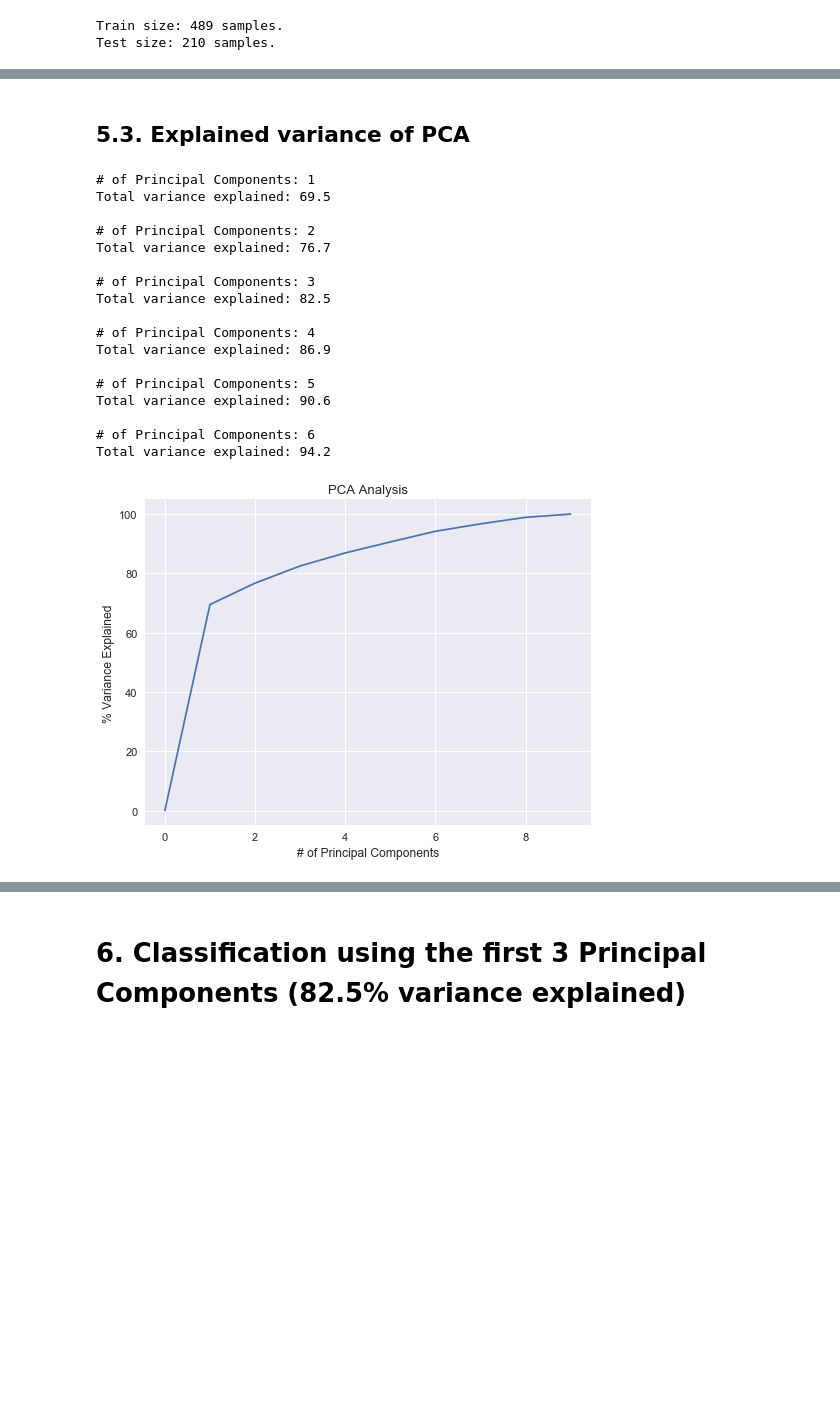
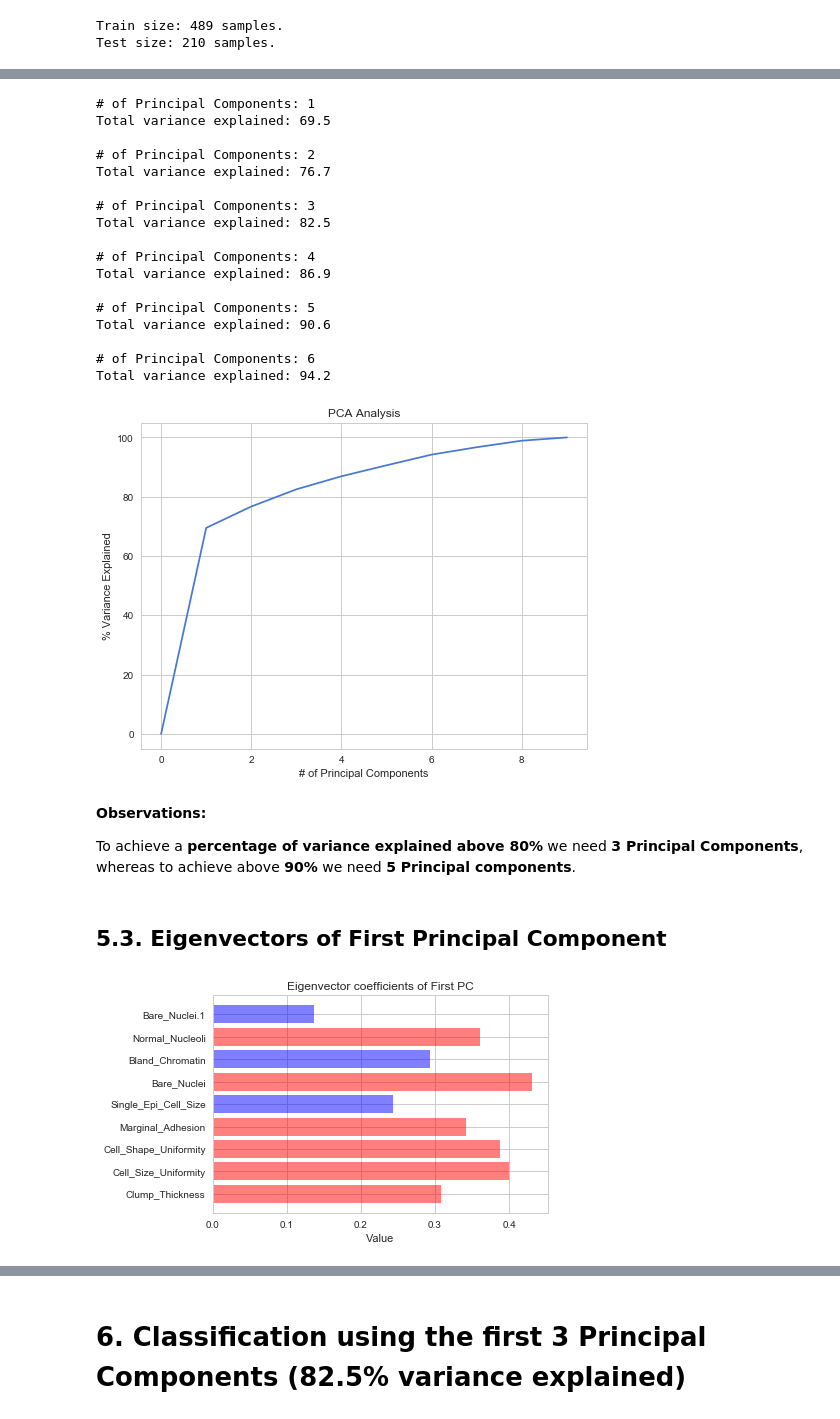
Before and after one commit to AndreGodinho7/Multivariate-Analysis, a Jupyter notebook: 2. Preliminary Analysis/Preliminary Analysis Final.ipynb, the cells around one changed output, grey strips where cells are left out. Saved outputs shown, nothing was run; the diff lists cells and outputs as text; code cells hidden in the pictures; blank space fills up the shorter version.

Commit message:
pc eigenvectors

```diff
--- a/2. Preliminary Analysis/Preliminary Analysis Final.ipynb
+++ b/2. Preliminary Analysis/Preliminary Analysis Final.ipynb
@@ -551,8 +551,3 @@ Test size: 210 samples.
-# %%
-train = (train-train.mean())/train.max()-train.min()
-test = (test-test.mean())/test.max()-test.min()
-# %% [markdown]
-## 5.3. Explained variance of PCA
 # %%
 pca = PCA()
 pca.fit(train)
@@ -589,4 +584,32 @@ Total variance explained: 90.6
 
 # of Principal Components: 6
 Total variance explained: 94.2
-[figure, old version]
+[figure, new version]
+# %% [markdown]
+__Observations:__
+
+To achieve a __percentage of variance explained above 80%__ we need __3 Principal Components__, whereas to achieve above __90%__ we need __5 Principal components__.
+# %% [markdown]
+## 5.3. Eigenvectors of First Principal Component
+# %%
+def bar_EigenVectors(train, component, title,threshold=0.3):
+    objects = train.columns
+    y_pos = np.arange(len(objects))
+    values = component
+
+    colors = []
+    for value in component:
+        if abs(value) >= threshold:
+            colors.append('r')
+        else:
+            colors.append('b')
+
+    plt.barh(y_pos, values, align='center', alpha=0.5, color=colors)
+    plt.yticks(y_pos, objects)
+    plt.xlabel('Value')
+    plt.title('Eigenvector coefficients of '+title+' PC')
+    plt.show()
+# %%
+bar_EigenVectors(train, pca.components_[0], 'First', threshold=0.3)
+# %% [output]
+[figure, added]
```
Also changed, not shown: parts of 5 cells of this notebook.
